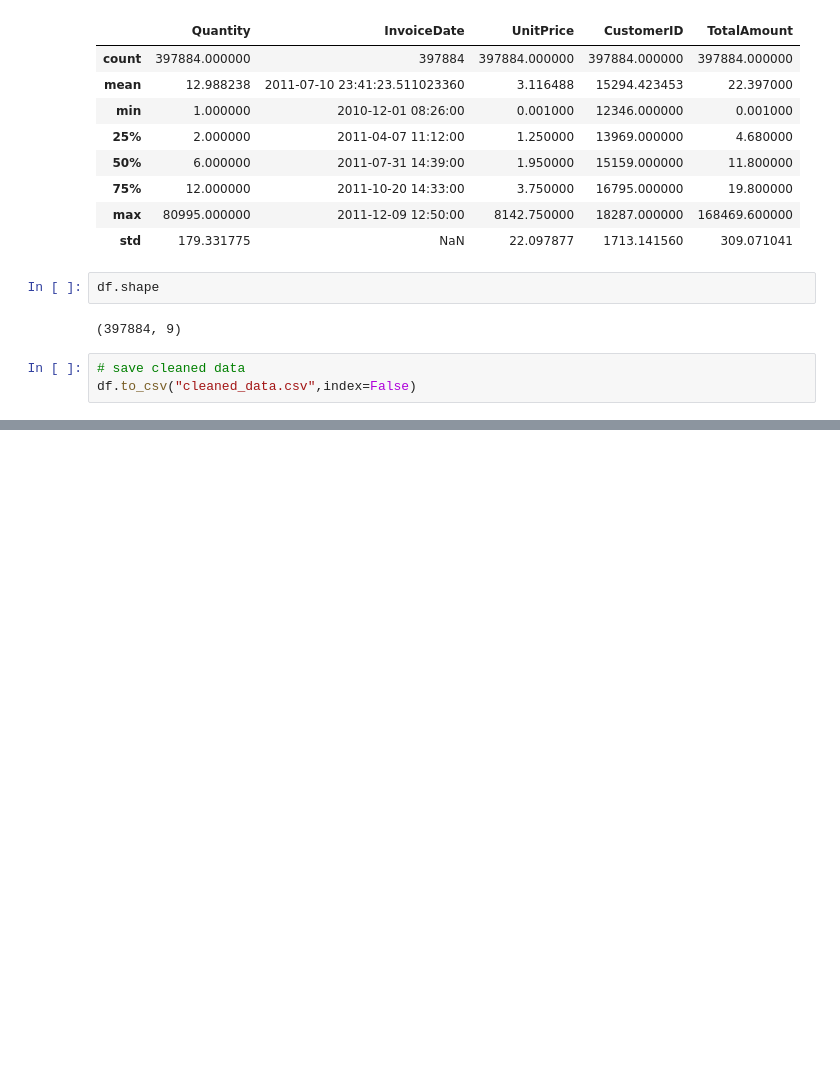
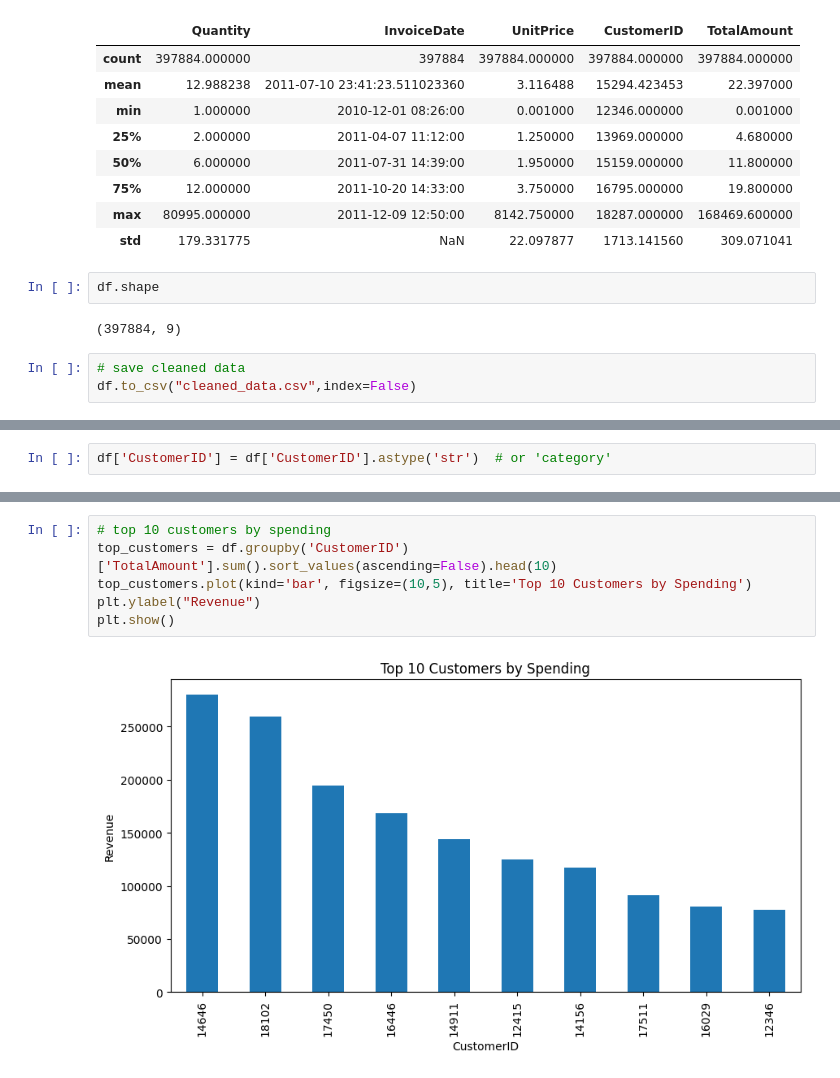
Before and after one commit to anuragchaubey1224/customer-segmentation, a Jupyter notebook: notebooks/eda.ipynb, the cells around one changed output, grey strips where cells are left out. Saved outputs shown, nothing was run; the diff lists cells and outputs as text; blank space fills up the shorter version.

```diff
--- a/notebooks/eda.ipynb
+++ b/notebooks/eda.ipynb
@@ -233,0 +323,2 @@ df.to_csv("cleaned_data.csv",index=False)
+# %%
+df['CustomerID'] = df['CustomerID'].astype('str')  # or 'category'
@@ -233,0 +389,8 @@ df.to_csv("cleaned_data.csv",index=False)
+# %%
+# top 10 customers by spending
+top_customers = df.groupby('CustomerID')['TotalAmount'].sum().sort_values(ascending=False).head(10)
+top_customers.plot(kind='bar', figsize=(10,5), title='Top 10 Customers by Spending')
+plt.ylabel("Revenue")
+plt.show()
+# %% [output]
+[figure, added]
```
Also changed, not shown: parts of 27 cells of this notebook, 4 other files.
